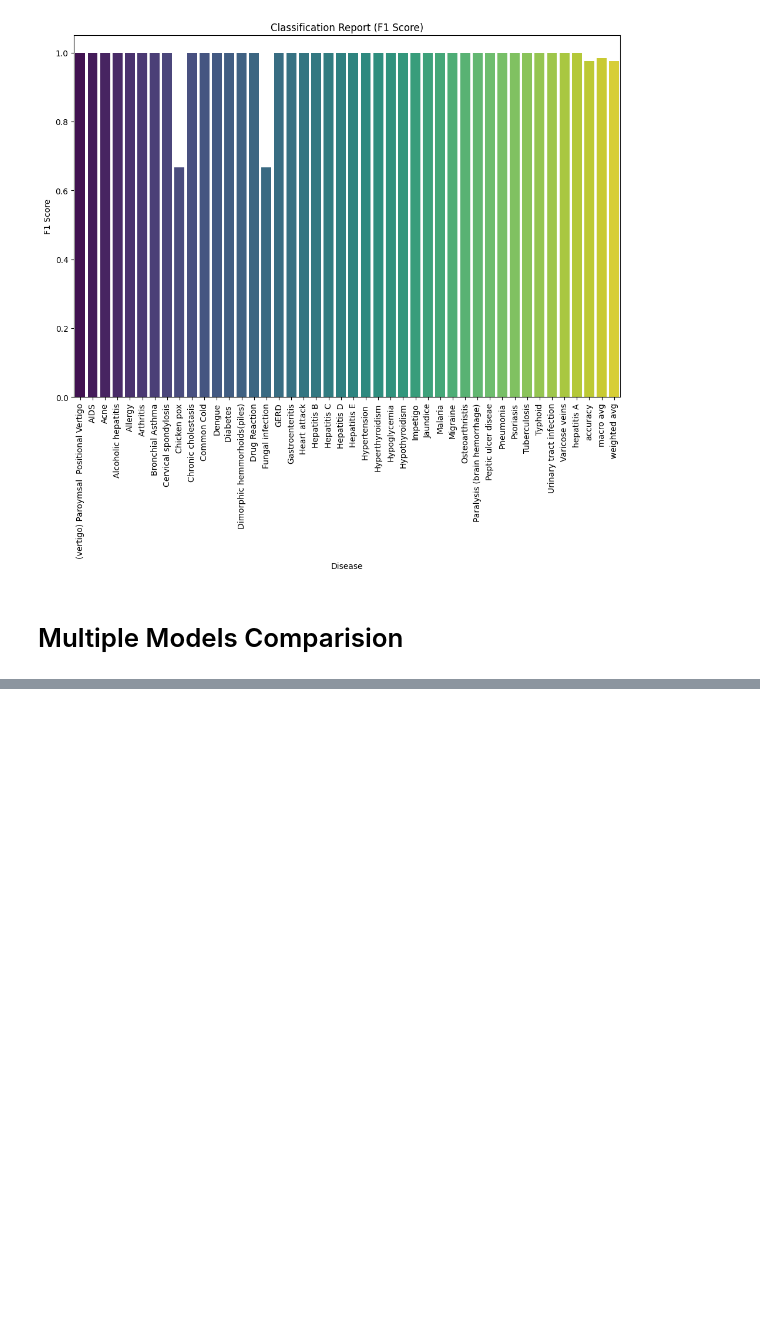
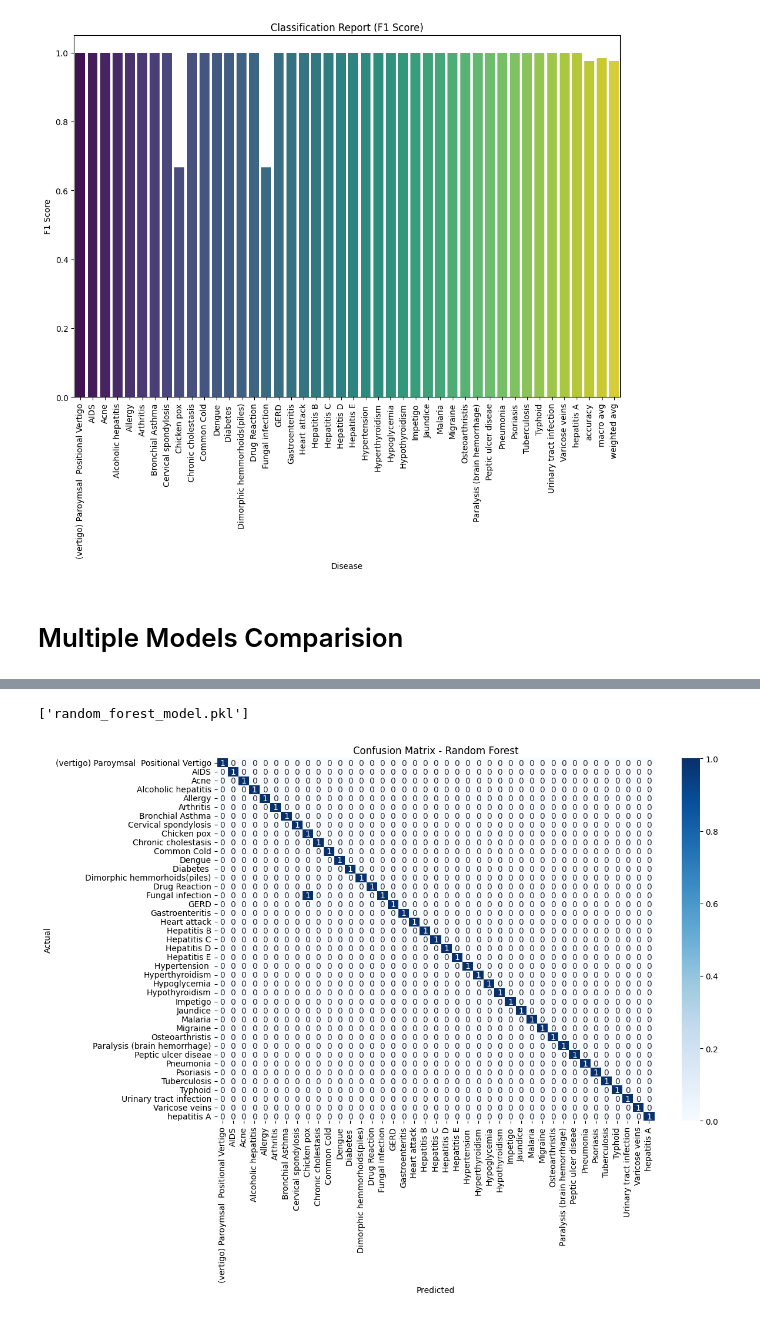
Before and after one commit to instax-dutta/CodeAlpha_DiseasePrediction, a Jupyter notebook: Diesease_Detection.ipynb, the cells around one changed output, grey strips where cells are left out. Cells and saved outputs as stored; diff of their text form; code cells hidden in the pictures; blank space fills up the shorter version.

Commit message:
updated model comparision

```diff
--- a/Diesease_Detection.ipynb
+++ b/Diesease_Detection.ipynb
@@ -148,0 +187,26 @@ Passing `palette` without assigning `hue` is deprecated and will be removed in v
+# %%
+# Initialize the classifiers
+models = {
+    'Random Forest': RandomForestClassifier(n_estimators=100, random_state=42),
+    'Logistic Regression': LogisticRegression(random_state=42, max_iter=10000),
+    'K-Nearest Neighbors': KNeighborsClassifier(),
+    'Support Vector Machine': SVC(random_state=42),
+    'Gradient Boosting': GradientBoostingClassifier(n_estimators=100, random_state=42)
+}
+# %%
+# Train and evaluate each classifier
+results = {}
+
+for name, model in models.items():
+    model.fit(X_train_split, y_train_split)
+    y_val_pred = model.predict(X_val)
+    val_accuracy = accuracy_score(y_val, y_val_pred)
+    val_report = classification_report(y_val, y_val_pred, output_dict=True)
+    results[name] = {
+        'model': model,
+        'val_accuracy': val_accuracy,
+        'val_report': val_report
+    }
+    print(f"\n{name} Validation Accuracy: {val_accuracy}")
+    print(f"\n{name} Classification Report on Validation Set:")
+    print(classification_report(y_val, y_val_pred))
@@ -148,0 +231,10 @@ Passing `palette` without assigning `hue` is deprecated and will be removed in v
+# %%
+# Select the best model (highest validation accuracy) and evaluate on test set
+best_model_name = max(results, key=lambda name: results[name]['val_accuracy'])
+best_model = results[best_model_name]['model']
+y_test_pred = best_model.predict(X_test_scaled)
+# %%
+# Evaluate the best model on the test set
+test_accuracy = accuracy_score(y_test, y_test_pred)
+test_report = classification_report(y_test, y_test_pred, output_dict=True)
+conf_matrix = confusion_matrix(y_test, y_test_pred)
@@ -148,0 +266,16 @@ Passing `palette` without assigning `hue` is deprecated and will be removed in v
+# %%
+# Save the best model
+model_filename = f'{best_model_name.lower().replace(" ", "_")}_model.pkl'
+joblib.dump(best_model, model_filename)
+# %% [output]
+['random_forest_model.pkl']
+# %%
+# Plotting the confusion matrix
+plt.figure(figsize=(12, 8))
+sns.heatmap(conf_matrix, annot=True, fmt='d', cmap='Blues', xticklabels=np.unique(y_test), yticklabels=np.unique(y_test))
+plt.xlabel('Predicted')
+plt.ylabel('Actual')
+plt.title(f'Confusion Matrix - {best_model_name}')
+plt.show()
+# %% [output]
+[figure, added]
```
Also changed, not shown: parts of 10 cells of this notebook, 1 other file.
